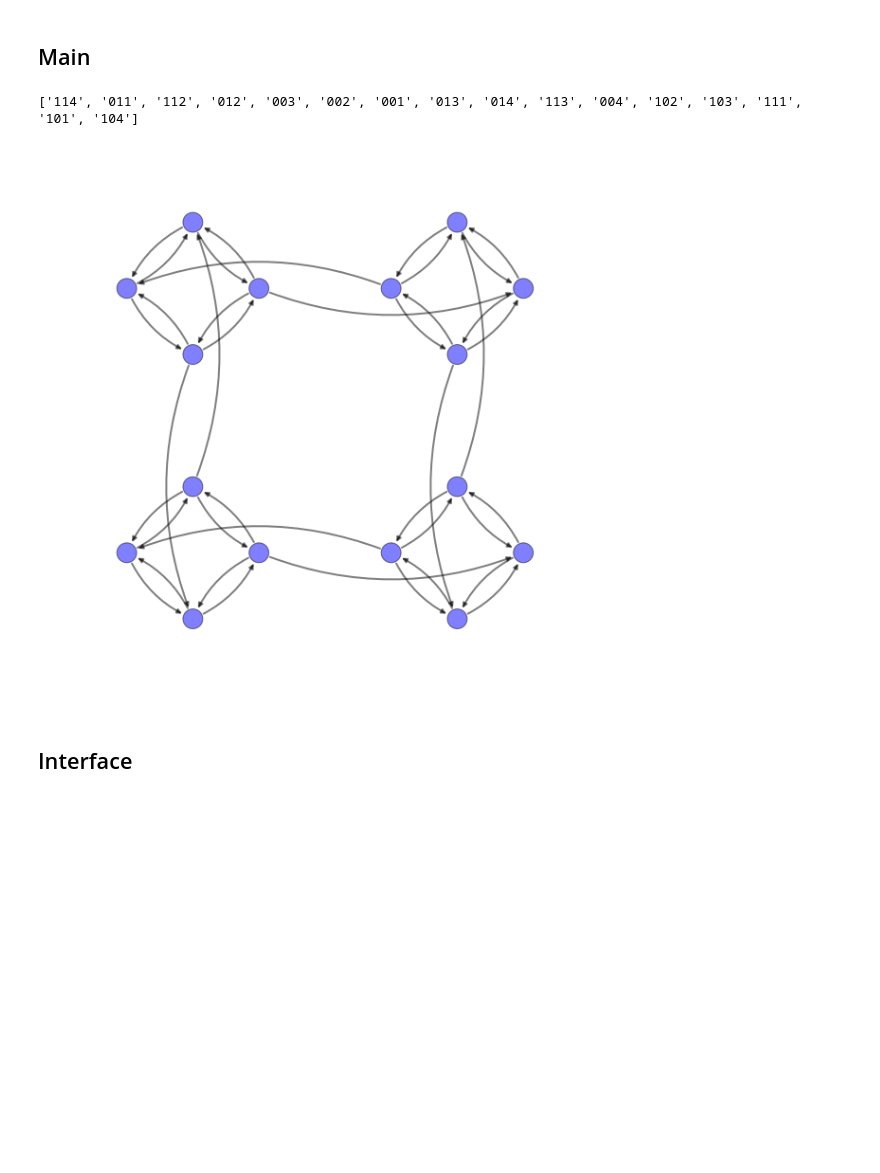
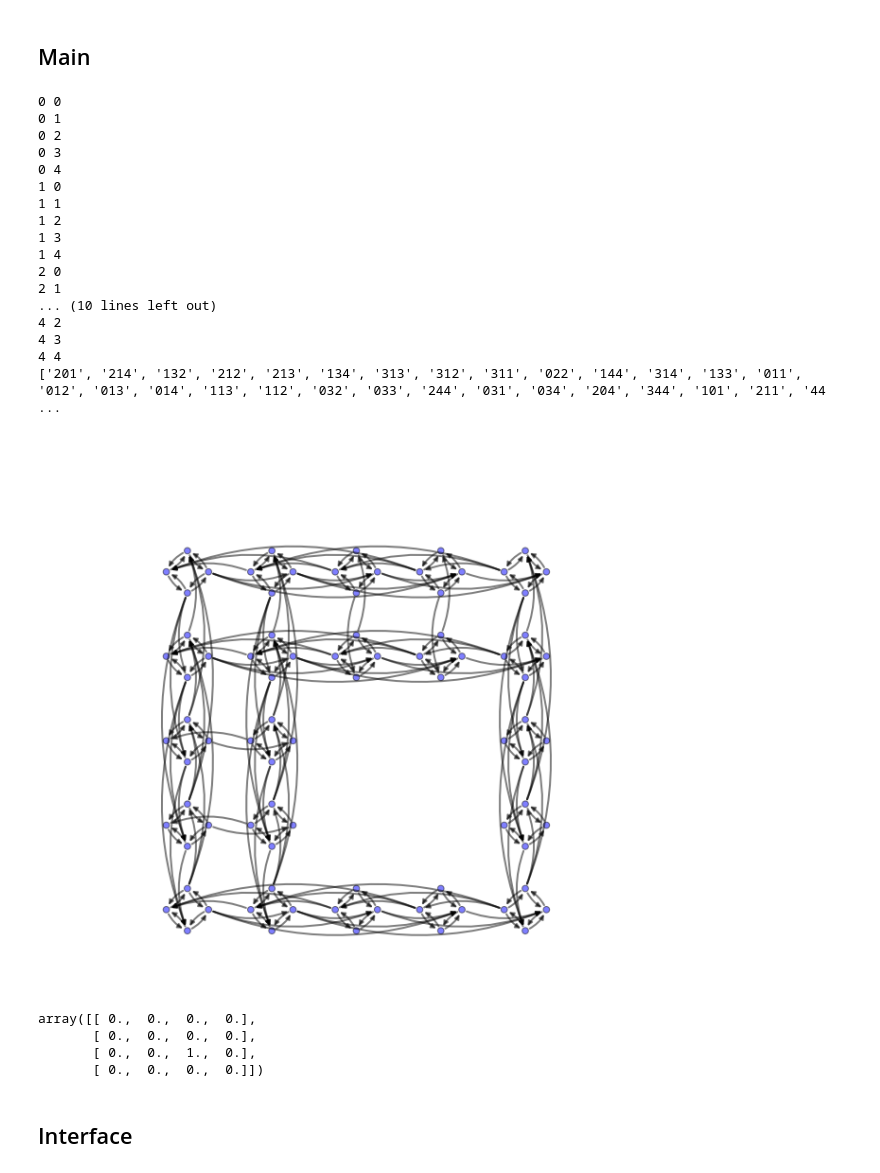
Before and after one commit to emited/ProjMOGPL, a Jupyter notebook: projet.ipynb, the cells around one changed output. Saved outputs shown, nothing was run; the diff lists cells and outputs as text; code cells hidden in the pictures; blank space fills up the shorter version.

Commit message:
debug graph

```diff
--- a/projet.ipynb
+++ b/projet.ipynb
@@ -37,19 +37,27 @@ m,n,A,iS,jS,iE,jE,sD=readfile('entree.txt')
 ### Génère le graphe en fonction du tableau d'obstacles
 # %%
 def is_obstacle(i,j,M,N,A):
-    #print(i,j)
+    #Cas Limites
     if(i==0):
         if(j==0):
             return A[0][0]
-        if(j==N-1):
-            return A[0][N-1]
-    if(i==M-1):
+        if(j>0 and j<=N):
+            return A[0][j-1]
+    if(i==M):
         if(j==0):
             return A[M-1][0]
-        if(j==N-1):
+        if(j>0 and j<=N):
             return A[M-1][N-1]
-    #print i-1,j-1,i,j
-    if( i>=1 and j>=1 and A[i-1][j-1] and A[i][j-1] and A[i-1][j] ):
+    if(j==0):
+        if(i>0 and i<=M):
+            return A[i-1][0]
+    if(j==N):
+        if(i==0):
+            return A[0][N-1]
+        if(i>0 and i<=M):
+            return A[M-1][N-1]
+    #Cas General
+    if( i>=1 and j>=1 and i<M and j<N and A[i-1][j-1]==0 and A[i][j-1]==0 and A[i-1][j]==0 ):
         return A[i][j]
     return 1
 
@@ -57,6 +65,7 @@ def gen_graph(M,N,A):
     G=nx.DiGraph()
     for i in range(M+1):
         for j in range(N+1):
+            print i,j
             if(is_obstacle(i,j,M,N,A)==False):
                 #Creation des noeuds - un par direction = 4 par position
                 G.add_node(str(i)+str(j)+'1',direct='N')
@@ -163,16 +172,40 @@ def show_graph(G): # affiche le graphe
 # %% [markdown]
 ## Main
 # %%
-M,N=2,2
+M,N=4,4
 A=np.zeros((M,N))
+A[2,2]=1
 G=gen_graph(M,N,A)
 
 #G.remove_node('1-14')
 print G.nodes(data=False)
 show_graph(G)
 # %% [output]
-['114', '011', '112', '012', '003', '002', '001', '013', '014', '113', '004', '102', '103', '111', '101', '104']
+0 0
+0 1
+0 2
+0 3
+0 4
+1 0
+1 1
+1 2
+1 3
+1 4
+2 0
+2 1
+... (10 lines left out)
+4 2
+4 3
+4 4
+['201', '214', '132', '212', '213', '134', '313', '312', '311', '022', '144', '314', '133', '011', '012', '013', '014', '113', '112', '032', '033', '244', '031', '034', '204', '344', '101', '211', '44 ...
-[figure, old version]
+[figure, new version]
+# %%
+A
+# %% [output]
+array([[ 0.,  0.,  0.,  0.],
+       [ 0.,  0.,  0.,  0.],
+       [ 0.,  0.,  1.,  0.],
+       [ 0.,  0.,  0.,  0.]])
 # %% [markdown]
 ## Interface
 # %%
```
Also changed, not shown: parts of 1 cell of this notebook.
